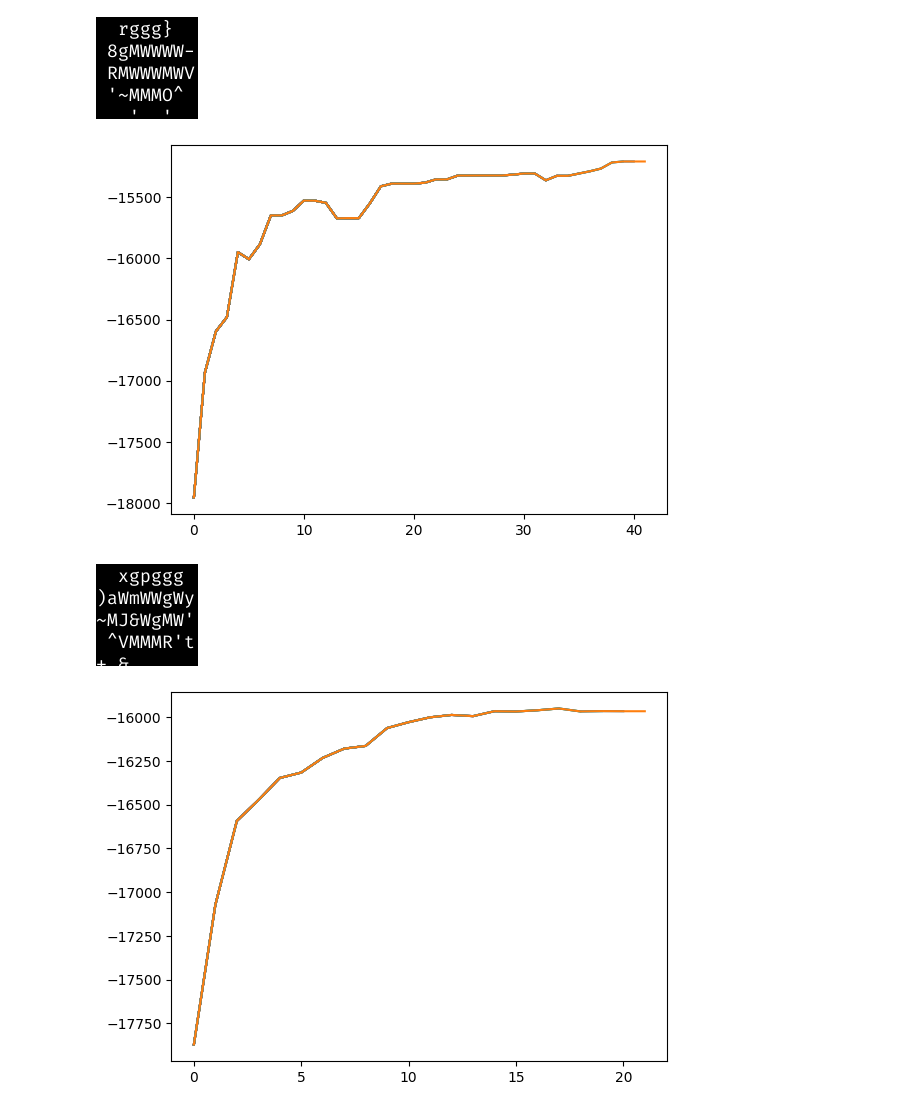
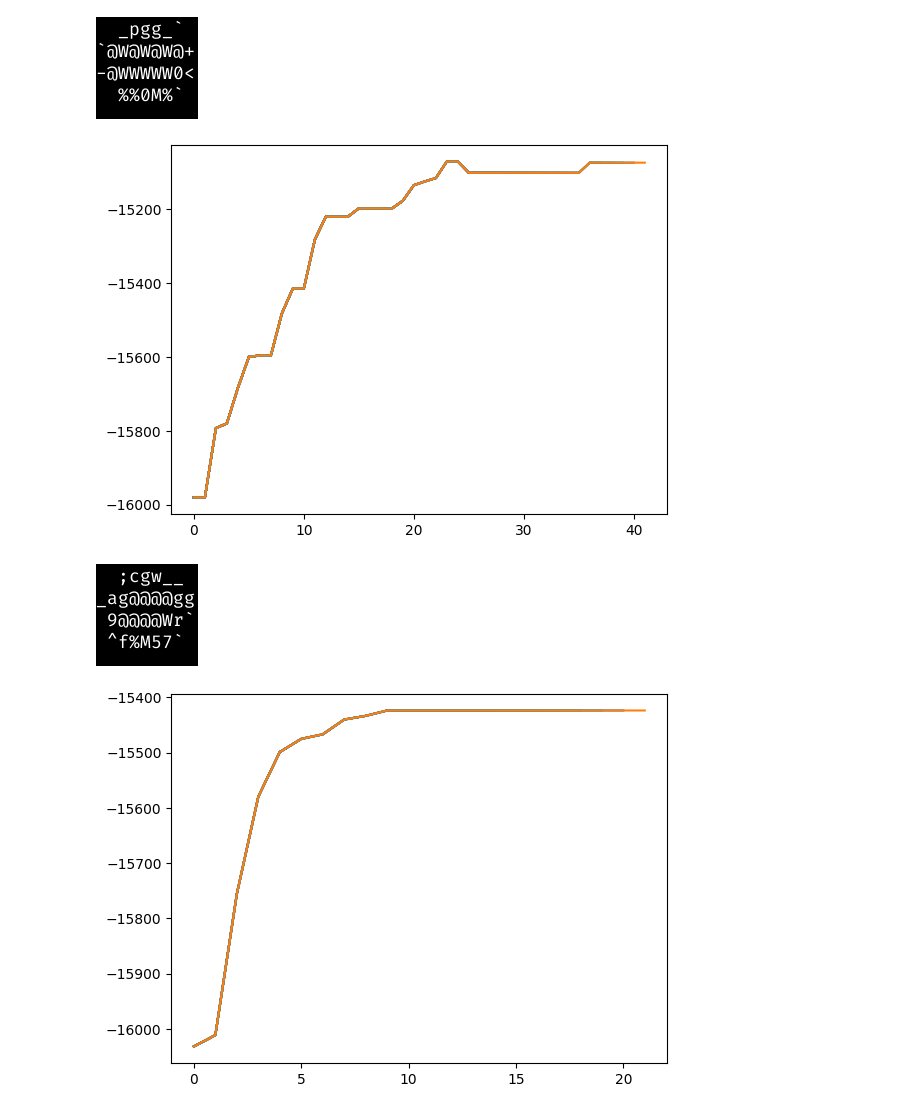
Before and after one commit to wojciechsadlik/python-char-art, a Jupyter notebook: notebooks/line_heuristics.ipynb, the cells around one changed output. Cells and saved outputs as stored; diff of their text form; code cells hidden in the pictures.

```diff
--- a/notebooks/line_heuristics.ipynb
+++ b/notebooks/line_heuristics.ipynb
@@ -12,14 +12,16 @@ from image.processing import preprocess_img
 from rendering.image import render_symbols_img
 from converters.img_converter import ImgConverter
 from converters.line_heuristics.utils import evaluate_symbol_arr, get_line_height
+from converters.tile.bin_2d import Tile2Symb2dBin
 
 # FONT = ImageFont.truetype("../fonts/OpenSans-Regular.ttf", 18)
 FONT = ImageFont.truetype("../fonts/FiraCode-Regular.ttf", 18)
 
-CHAR_SET = symbols_sorted(get_asciis(), FONT)[::2]
+CHAR_SET = symbols_sorted(get_asciis(), FONT)
 print(CHAR_SET)
 print(len(CHAR_SET))
 line_height = get_line_height(CHAR_SET, FONT) + 1
+tile_converter = Tile2Symb2dBin(CHAR_SET, FONT)
 
 IMG_PATH = "../imgs/irad_grad.bmp"
 orig_img = Image.open(IMG_PATH).convert("L")
@@ -61,7 +63,9 @@ for res_arr in ImgConverter(line_converter).img2symbols_lazy(prep_img, line_heig
 # %%
 from converters.line_heuristics.harmony_search import HarmonyLineSearch
 
-line_converter =  HarmonyLineSearch(CHAR_SET, FONT, generations=200, pop_count=20, mem_rate=0.6, pa_rate=0.2, pa=len(CHAR_SET) // 4)
+line_converter =  HarmonyLineSearch(CHAR_SET, FONT, generations=200, pop_count=20,
+                                    mem_rate=0.6, pa_rate=0.2, pa=len(CHAR_SET) // 4,
+                                    tile_converter=tile_converter)
 res_history = []
 for res_arr in ImgConverter(line_converter).img2symbols_lazy(prep_img, line_height=line_height, gens_per_step=5):
     res_history.append(evaluate_symbol_arr(prep_img, res_arr, FONT, prep_img.size))
@@ -69,21 +73,22 @@ for res_arr in ImgConverter(line_converter).img2symbols_lazy(prep_img, line_heig
     plt.plot(res_history)
     display(render_symbols_img(res_arr, FONT, wh=prep_img.size))
 # %% [output]
-[figure, old version]
+[figure, new version]
-[figure, old version]
+[figure, new version]
 # %%
 from converters.line_heuristics.genetic_search import GeneticLineSearch
 
-line_converter =  GeneticLineSearch(CHAR_SET, FONT, generations=100, pop_count=50)
+line_converter =  GeneticLineSearch(CHAR_SET, FONT, generations=100, pop_count=50,
+                                    tile_converter=tile_converter)
 res_history = []
 for res_arr in ImgConverter(line_converter).img2symbols_lazy(prep_img, line_height=line_height, gens_per_step=5):
     res_history.append(evaluate_symbol_arr(prep_img, res_arr, FONT, prep_img.size))
     clear_output()
     plt.plot(res_history)
     display(render_symbols_img(res_arr, FONT, wh=prep_img.size))
 # %% [output]
-[figure, old version]
+[figure, new version]
-[figure, old version]
+[figure, new version]
 # %%
 from converters.line_heuristics.pso_search import ParticleSwarmLineSearch
 
```
Also changed, not shown: parts of 4 cells of this notebook, 6 other files.
